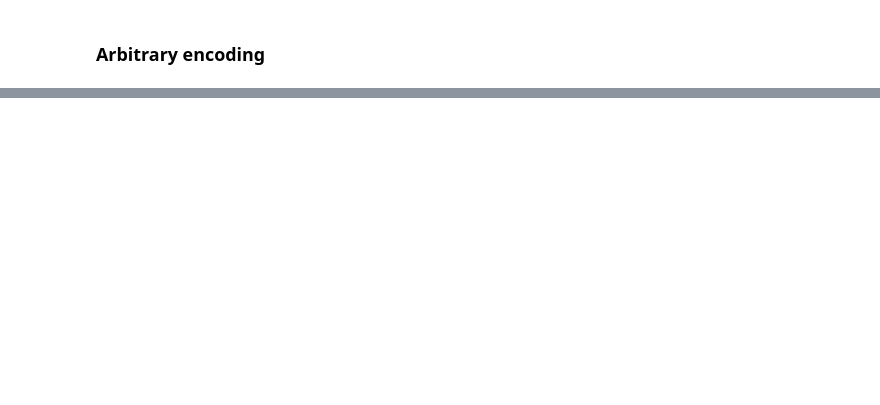
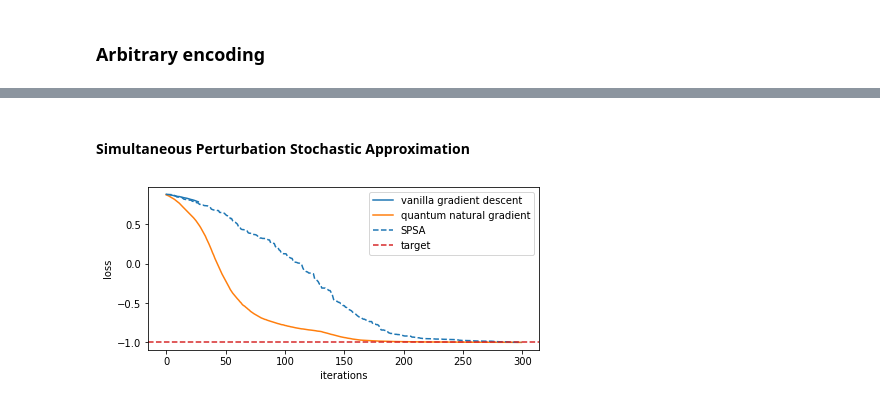
Before and after one commit to merlzbert/Quantum-Annealing-Emission-Tomography, a Jupyter notebook: IBM/qml_parameterizedcircuits.ipynb, the cells around one changed output, grey strips where cells are left out. Drawn from its saved outputs; the diff is of its cells as text; code cells hidden in the pictures; blank space fills up the shorter version.

```diff
--- a/IBM/qml_parameterizedcircuits.ipynb
+++ b/IBM/qml_parameterizedcircuits.ipynb
@@ -279,0 +132,4 @@ q_2: ┤ H ├─░─┤ P(0.6) ├──────────────
+# %%
+from qiskit.opflow import StateFn, PauliExpectation
+expectation = StateFn(hamiltonian, is_measurement=True) @ StateFn(ansatz)
+pauli_basis = PauliExpectation().convert(expectation)
@@ -279,0 +222,3 @@ q_2: ┤ H ├─░─┤ P(0.6) ├──────────────
+# %%
+# initial_point = np.random.random(ansatz.num_parameters)
+initial_point = np.array([0.43253681, 0.09507794, 0.42805949, 0.34210341])
@@ -279,0 +307,21 @@ q_2: ┤ H ├─░─┤ P(0.6) ├──────────────
+# %% [markdown]
+#### Simultaneous Perturbation Stochastic Approximation
+# %%
+from qiskit.algorithms.optimizers import SPSA
+spsa_log = OptimizerLog()
+spsa = SPSA(maxiter=300, learning_rate=0.01,
+            perturbation=0.01, callback=spsa_log.update)
+
+result = spsa.minimize(evaluate_expectation, initial_point)
+
+# Plot loss
+plt.figure(figsize=(7, 3))
+plt.plot(gd_log.loss, 'C0', label='vanilla gradient descent')
+plt.plot(qng_log.loss, 'C1', label='quantum natural gradient')
+plt.plot(spsa_log.loss, 'C0', ls='--', label='SPSA')
+plt.axhline(-1, c='C3', ls='--', label='target')
+plt.ylabel('loss')
+plt.xlabel('iterations')
+plt.legend();
+# %% [output]
+[figure, added]
```
Also changed, not shown: parts of 40 cells of this notebook, 5 other files.
